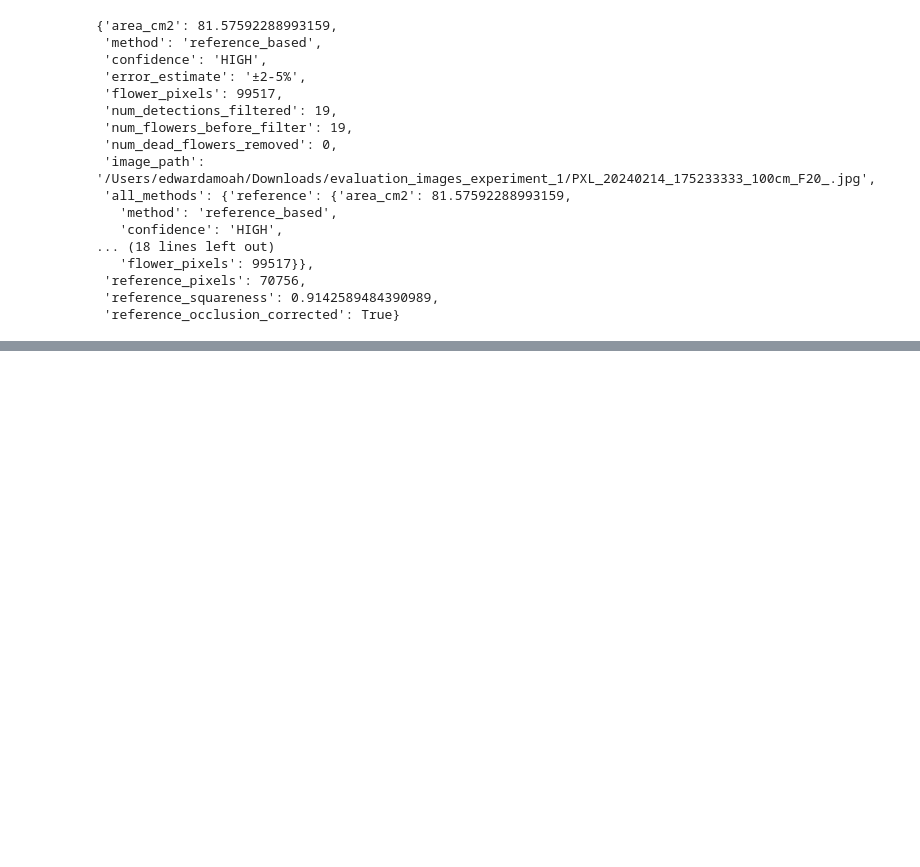
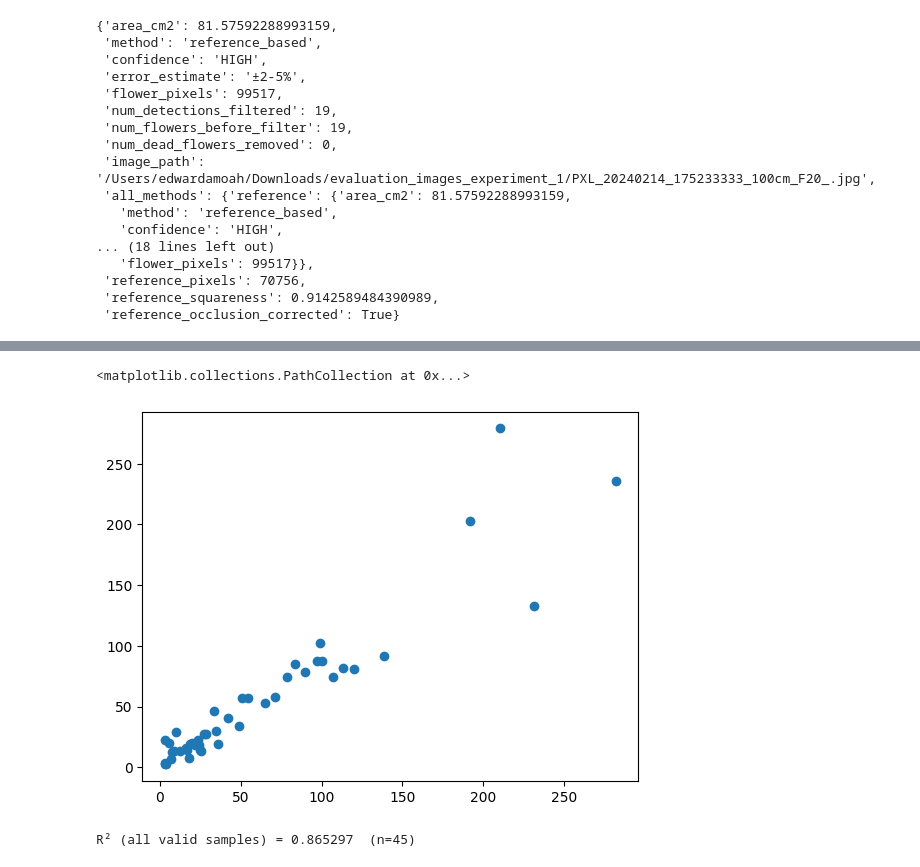
Before and after one commit to eai6/FloralArea_Web, a Jupyter notebook: research/notebooks/hannah_data_analysis.ipynb, the cells around one changed output, grey strips where cells are left out. Cells and saved outputs as stored; diff of their text form; code cells hidden in the pictures; blank space fills up the shorter version.

```diff
--- a/research/notebooks/hannah_data_analysis.ipynb
+++ b/research/notebooks/hannah_data_analysis.ipynb
@@ -679,0 +1022,28 @@ result
+# %%
+def getDistanceArea(file_path, flower_to_ground_dict, output_folder, distance,  analyzer, flower):
+    if distance == 80:
+        print(f"Distance {distance}cm not supported for distance based area measurement.")
+        return None
+
+    # get flower to ground distance
+    flower_to_ground_cm = flower_to_ground_dict.get(flower, None)
+    if flower_to_ground_cm is None:
+        print(f"Flower {flower} not found in distance calibration data.")
+        return None
+
+    # estimate flower to camera distance
+    flower_to_camera_cm = distance - flower_to_ground_cm
+
+    # measure floral area using estimated distance
+    result = analyzer.measure(
+        file_path,
+        flower_threshold=0.5,
+        scene_type='indoor',
+        flower_distance_cm=flower_to_camera_cm,
+        camera_model='pixel_6',
+        output_dir=output_folder
+    )
+
+    return float(result['all_methods']['distance']['area_cm2'])
+# %%
+data1 = data.copy()
@@ -679,0 +1085,11 @@ result
+# %%
+data1['predicted_distance_area_cm2'] = data1.apply(
+    lambda row: getDistanceArea(
+        row['file_path'],
+        flower_to_ground_dict,
+        output_folder,
+        row['distance_cm'],
+        analyzer,
+        row['flower']
+    ), axis=1
+)
@@ -679,0 +1114,2 @@ result
+# %%
+data2 = data1.dropna(subset=['predicted_distance_area_cm2'])
@@ -679,0 +1141,27 @@ result
+# %%
+data2 = data2[data2['predicted_distance_area_cm2'] < 500]
+plt.scatter(data2['measured_area_cm2'], data2['predicted_distance_area_cm2'])
+# %% [output]
+<matplotlib.collections.PathCollection at 0x...>
+[figure, added]
+# %%
+# compute R² for data2
+if 'data2' not in globals():
+    raise NameError("data2 not found. Run previous cells that create data2.")
+
+y_true = data2['measured_area_cm2'].to_numpy()
+y_pred = data2['predicted_distance_area_cm2'].to_numpy()
+mask = ~np.isnan(y_true) & ~np.isnan(y_pred)
+
+if mask.sum() == 0:
+    print("No valid samples to compute R²")
+else:
+    r2 = r2_score(y_true[mask], y_pred[mask])
+    print(f"R² (all valid samples) = {r2:.6f}  (n={mask.sum()})")
+    if 'is_outlier' in data2.columns:
+        no_out_mask = mask & (~data2['is_outlier'].to_numpy())
+        if no_out_mask.sum() > 0:
+            r2_no_out = r2_score(y_true[no_out_mask], y_pred[no_out_mask])
+            print(f"R² (without outliers) = {r2_no_out:.6f}  (n={no_out_mask.sum()})")
+# %% [output]
+R² (all valid samples) = 0.865297  (n=45)
```
Also changed, not shown: parts of 55 cells of this notebook, 8 other files.
